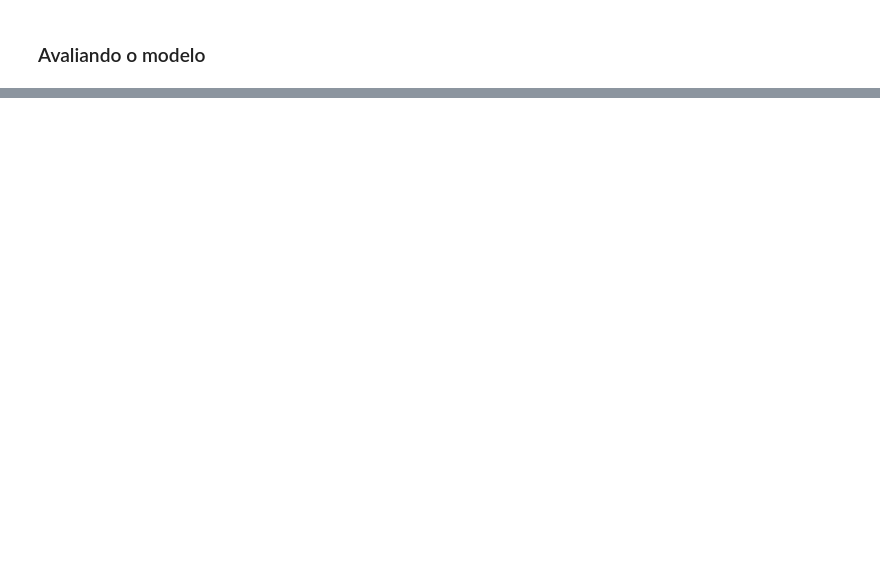
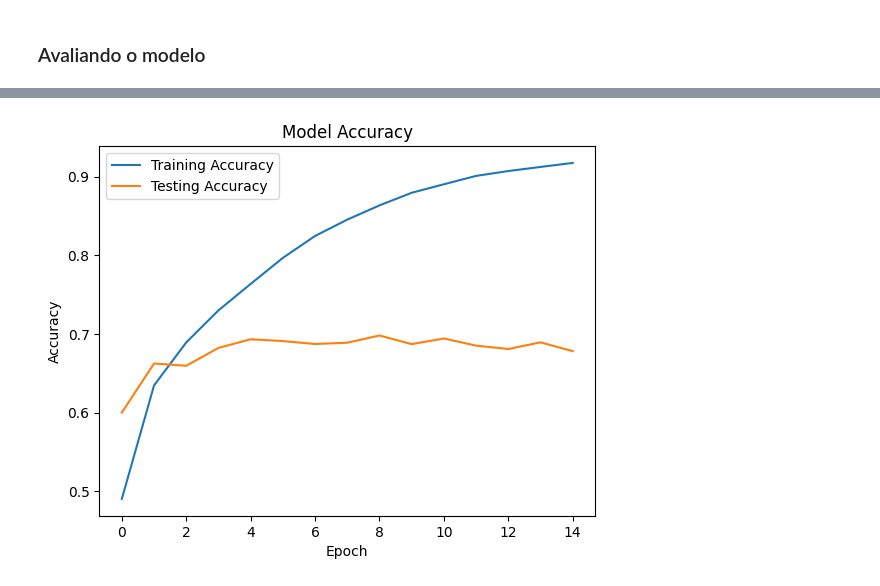
Before and after one commit to Cafta/PUC, a Jupyter notebook: 2024_AI_Everton/Aula_10_Relatório_09_Construindo_uma_Rede_Neural_Convolucional_no_TensorFlow_2_0.ipynb, the cells around one changed output, grey strips where cells are left out. Cells and saved outputs as stored; diff of their text form; code cells hidden in the pictures; blank space fills up the shorter version.

```diff
--- a/2024_AI_Everton/Aula_10_Relatório_09_Construindo_uma_Rede_Neural_Convolucional_no_TensorFlow_2_0.ipynb
+++ b/2024_AI_Everton/Aula_10_Relatório_09_Construindo_uma_Rede_Neural_Convolucional_no_TensorFlow_2_0.ipynb
@@ -210,5 +226,5 @@ model.compile(loss="sparse_categorical_crossentropy", optimizer="Adam", metrics=
 # %% [markdown]
 ### Treinando o modelo
 # %%
-model.fit(X_train, y_train, epochs=15)
+model.fit(X_train, y_train, epochs=10)
 # %% [output]
@@ -245,0 +266,15 @@ test_loss
+# %%
+model1 = tf.keras.models.Sequential([
+    tf.keras.layers.Conv2D(filters=32, kernel_size=3, padding="same", activation="relu", input_shape=[32, 32, 3]),
+    tf.keras.layers.Conv2D(filters=32, kernel_size=3, padding="same", activation="relu"),
+    tf.keras.layers.MaxPool2D(pool_size=2, strides=2, padding='valid'),
+    tf.keras.layers.Conv2D(filters=64, kernel_size=3, padding="same", activation="relu"),
+    tf.keras.layers.Conv2D(filters=64, kernel_size=3, padding="same", activation="relu"),
+    tf.keras.layers.MaxPool2D(pool_size=2, strides=2, padding='valid'),
+    tf.keras.layers.Flatten(),
+    tf.keras.layers.Dense(units=128, activation='relu'),
+    tf.keras.layers.Dense(units=10, activation='softmax')
+])
+model1.compile(loss="sparse_categorical_crossentropy", optimizer="Adam", metrics=["sparse_categorical_accuracy"])
+# %%
+model.fit(X_train, y_train, epochs=15, batch_size=32, validation_data=(X_test, y_test))
@@ -245,0 +308,2 @@ test_loss
+# %%
+model1.fit(X_train, y_train, epochs=15, batch_size=32, validation_data=(X_test, y_test))
@@ -245,0 +329,26 @@ test_loss
+# %%
+# construindo uma curva de acurácia do modelo treinado
+import matplotlib.pyplot as plt
+
+# Get the training and testing accuracy values from the model's history
+history = model1.history.history
+training_accuracy = history['sparse_categorical_accuracy']
+testing_accuracy = history['val_sparse_categorical_accuracy']
+
+# Create a figure and axes object
+fig, ax = plt.subplots()
+
+# Plot the training and testing accuracy curves
+ax.plot(training_accuracy, label='Training Accuracy')
+ax.plot(testing_accuracy, label='Testing Accuracy')
+
+# Set the title and axis labels
+ax.set_title('Model Accuracy')
+ax.set_xlabel('Epoch')
+ax.set_ylabel('Accuracy')
+
+# Add a legend and show the plot
+ax.legend()
+plt.show()
+# %% [output]
+[figure, added]
```
Also changed, not shown: parts of 9 cells of this notebook.
